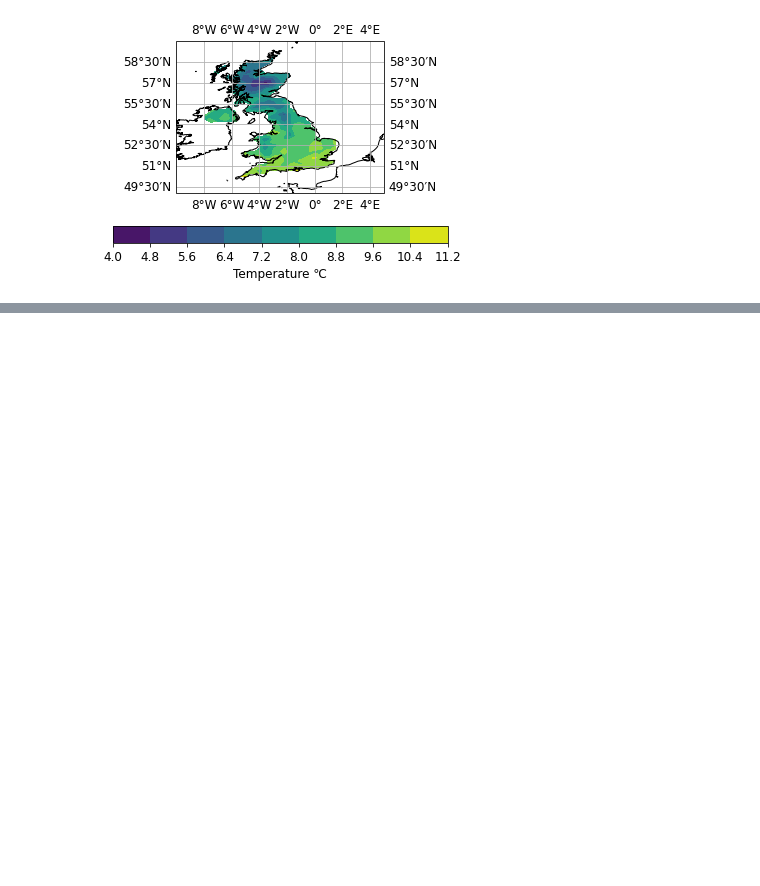
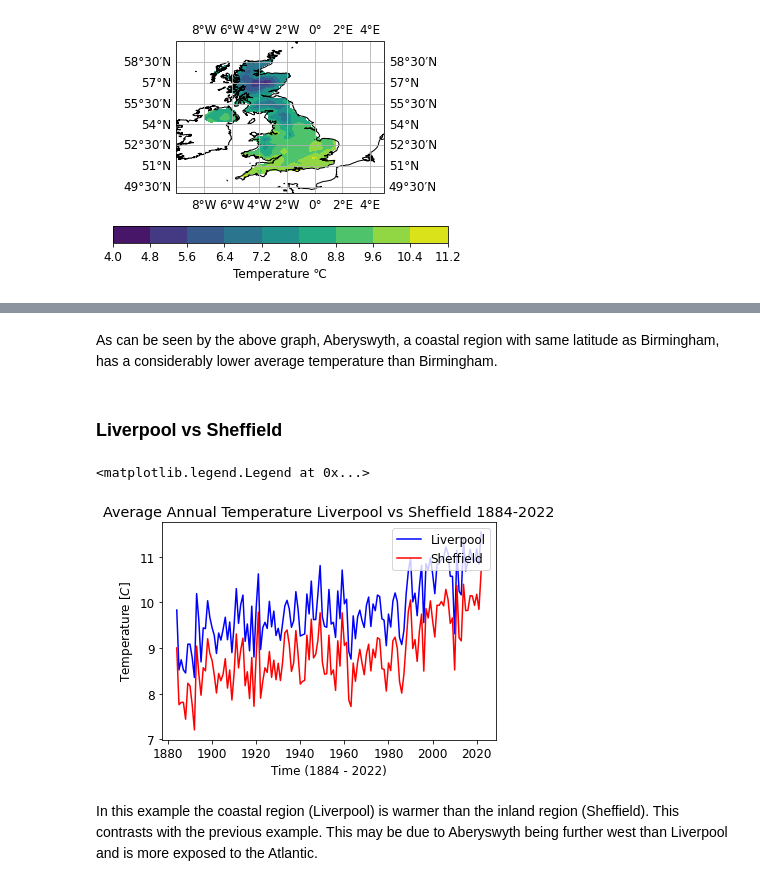
Before and after one commit to Iarla-Boyce/MSc-Project, a Jupyter notebook: 27-10.ipynb, the cells around one changed output, grey strips where cells are left out. Drawn from its saved outputs; the diff is of its cells as text; code cells hidden in the pictures; blank space fills up the shorter version.

```diff
--- a/27-10.ipynb
+++ b/27-10.ipynb
@@ -259,0 +327,39 @@ plt.show()
+# %% [markdown]
+As can be seen by the above graph, Aberyswyth, a coastal region with same latitude as Birmingham, has a considerably lower average temperature than Birmingham.
+# %% [markdown]
+### Liverpool vs Sheffield
+# %%
+import xarray as xr
+import numpy as np
+import matplotlib.pyplot as plt
+from skimage.measure import block_reduce
+
+
+data = xr.open_mfdataset(r"C:\Users\iarla\OneDrive\Documents\MSc_Project\HadUK_data\25km_Month_Temp\*.nc", parallel=True)
+tas_array = np.array(data['tas'])
+time = np.array(data['time'])
+lon = np.array(data['longitude'])
+lat = np.array(data['latitude'])
+x = np.array(data['projection_x_coordinate'])
+y = np.array(data['projection_y_coordinate'])
+
+temp = block_reduce(tas_array, block_size=(12,1,1), func=np.mean, cval=np.mean(tas_array))
+
+time = np.linspace(1884,2022,139)
+
+
+#plt.plot(time, temp[:,5,14], 'b', label='Newquay')
+#plt.plot(time, temp[:,15,23], 'r', label='Birmingham')
+#plt.plot(time, temp[:,15,19], 'b', label='Aberyswyth')
+plt.plot(time, temp[:,19,21], 'b', label='Liverpool')
+plt.plot(time, temp[:,19,25], 'r', label='Sheffield')
+plt.xlabel('Time (1884 - 2022)')
+plt.ylabel('Temperature $[C]$')
+plt.title('Average Annual Temperature Liverpool vs Sheffield 1884-2022')
+plt.rcParams.update({'font.size': 12})
+plt.legend(loc='upper right')
+# %% [output]
+<matplotlib.legend.Legend at 0x...>
+[figure, added]
+# %% [markdown]
+In this example the coastal region (Liverpool) is warmer than the inland region (Sheffield). This contrasts with the previous example. This may be due to Aberyswyth being further west than Liverpool and is more exposed to the Atlantic.
```
Also changed, not shown: parts of 17 cells of this notebook.
